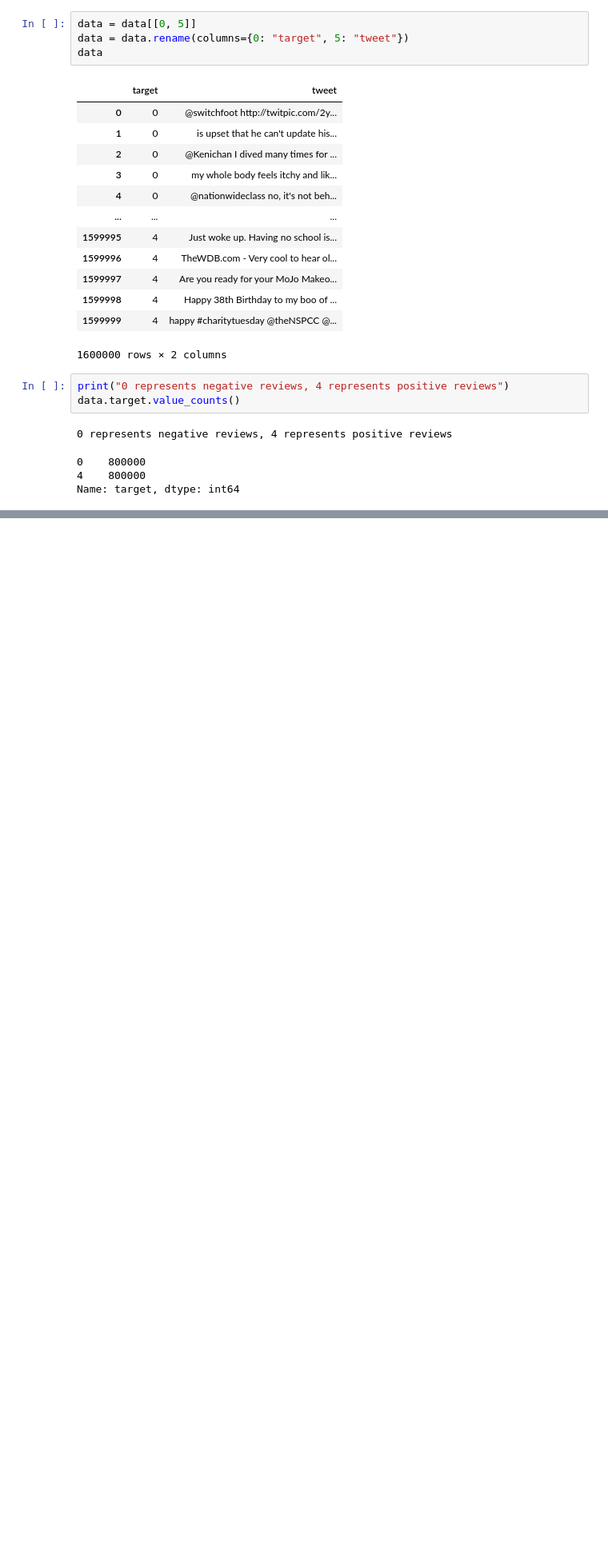
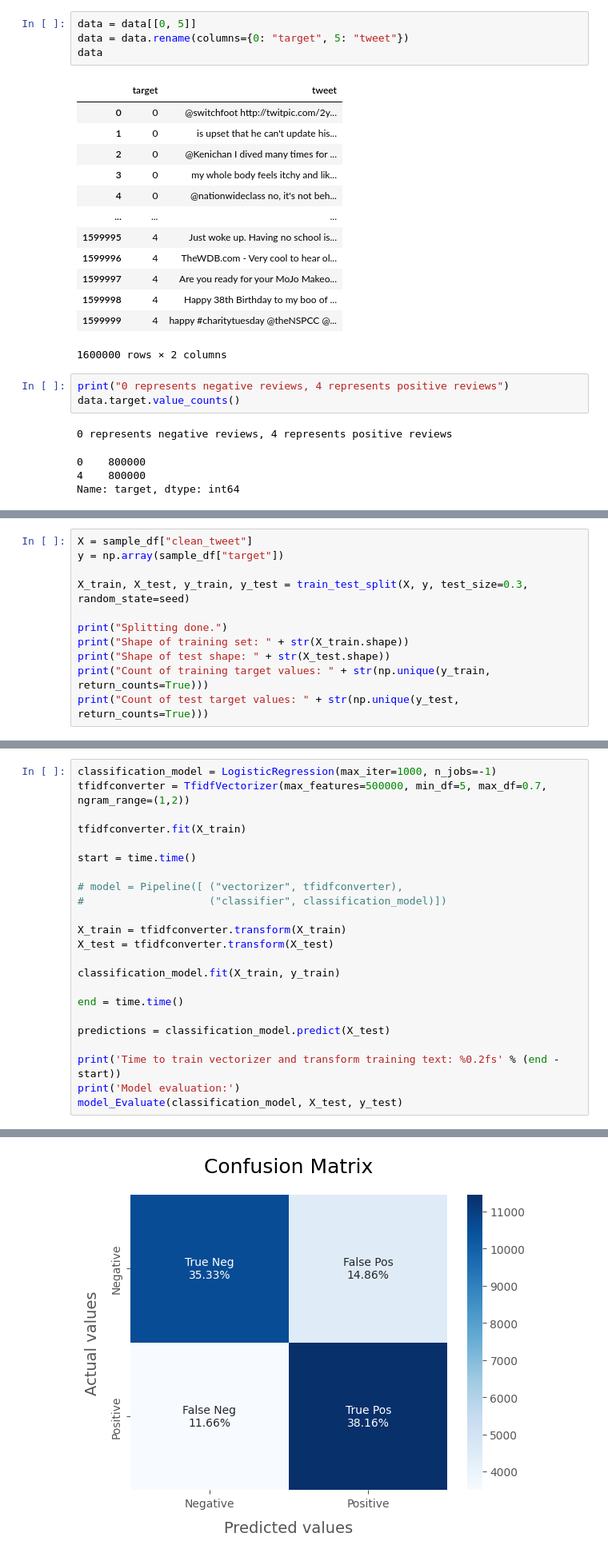
Before and after one commit to katrinmisel/sentiment_analysis, a Jupyter notebook: notebook_1.ipynb, the cells around one changed output, grey strips where cells are left out. Shown at 80% size. Saved outputs shown, nothing was run; the diff lists cells and outputs as text; blank space fills up the shorter version.

```diff
--- a/notebook_1.ipynb
+++ b/notebook_1.ipynb
@@ -69,0 +114,11 @@ sample_df
+# %%
+X = sample_df["clean_tweet"]
+y = np.array(sample_df["target"])
+
+X_train, X_test, y_train, y_test = train_test_split(X, y, test_size=0.3, random_state=seed)
+
+print("Splitting done.")
+print("Shape of training set: " + str(X_train.shape))
+print("Shape of test shape: " + str(X_test.shape))
+print("Count of training target values: " + str(np.unique(y_train, return_counts=True)))
+print("Count of test target values: " + str(np.unique(y_test, return_counts=True)))
@@ -69,0 +131,24 @@ sample_df
+# %%
+classification_model = LogisticRegression(max_iter=1000, n_jobs=-1)
+tfidfconverter = TfidfVectorizer(max_features=500000, min_df=5, max_df=0.7, ngram_range=(1,2))
+
+tfidfconverter.fit(X_train)
+
+start = time.time()
+
+# model = Pipeline([ ("vectorizer", tfidfconverter),
+#                    ("classifier", classification_model)])
+
+X_train = tfidfconverter.transform(X_train)
+X_test = tfidfconverter.transform(X_test)
+
+classification_model.fit(X_train, y_train)
+
+end = time.time()
+
+predictions = classification_model.predict(X_test)
+
+print('Time to train vectorizer and transform training text: %0.2fs' % (end - start))
+print('Model evaluation:')
+model_Evaluate(classification_model, X_test, y_test)
+# %% [output]
@@ -69,0 +165 @@ sample_df
+[figure, added]
```
Also changed, not shown: parts of 55 cells of this notebook, 3 other files.
